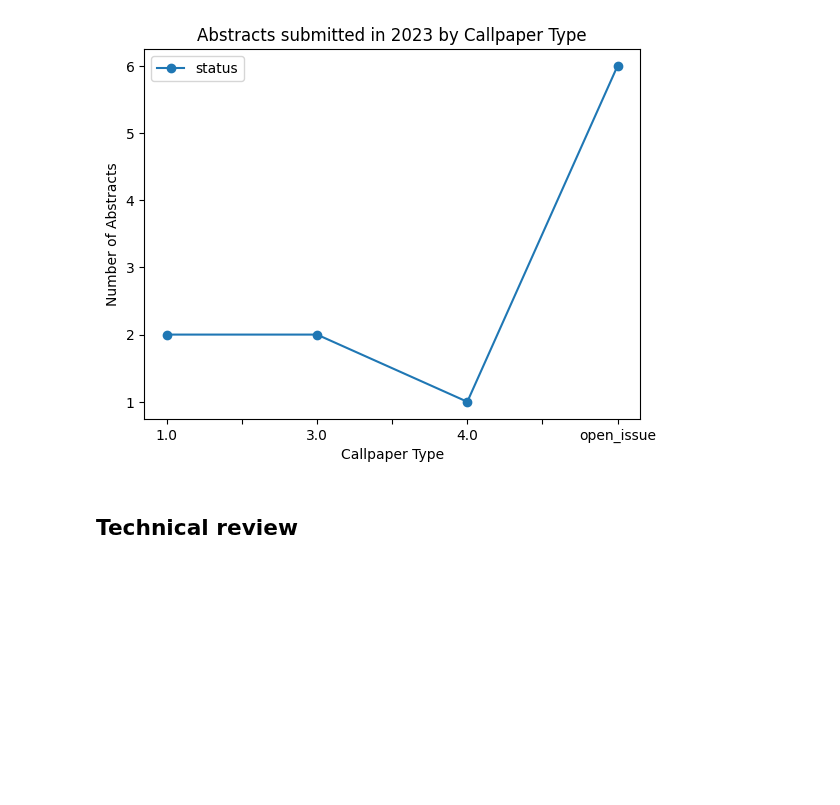
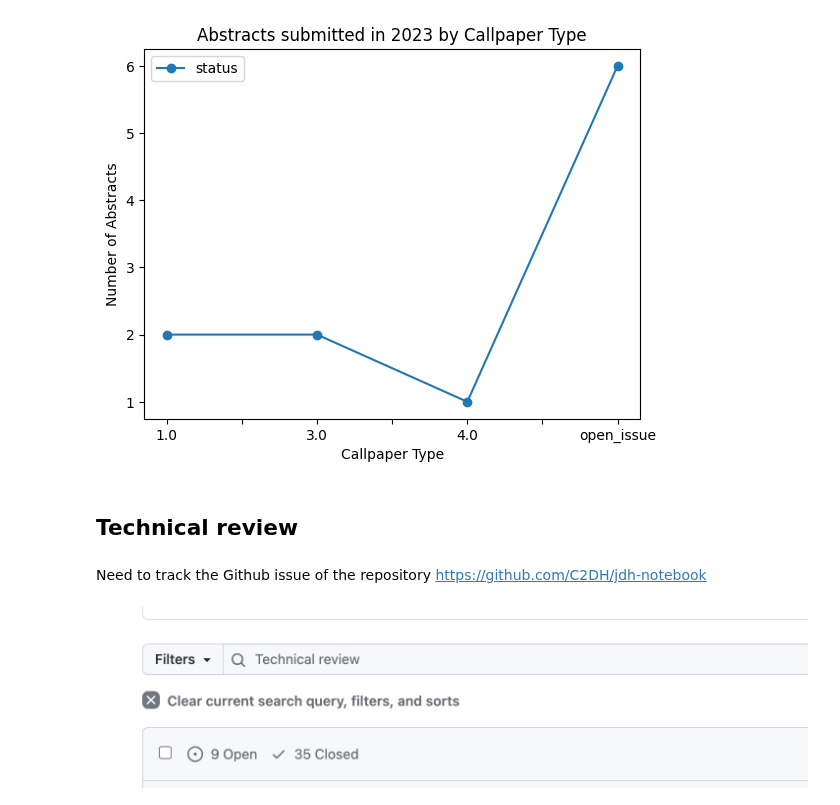
Before and after one commit to C2DH/journal-of-digital-history-backend, a Jupyter notebook: jdh_statistics.ipynb, the cells around one changed output. Cells and saved outputs as stored; diff of their text form; code cells hidden in the pictures; blank space fills up the shorter version.

Commit message:
jdh stats

```diff
--- a/jdh_statistics.ipynb
+++ b/jdh_statistics.ipynb
@@ -309,5 +309,12 @@ else:
 [figure]
 [figure]
 [figure]
-# %% [markdown]
-## Technical review
+# %% [markdown]
+## Technical review
+# %% [markdown]
+Need to track the Github issue of the repository https://github.com/C2DH/jdh-notebook
+# %%
+from IPython.display import Image
+display(Image("stats/technical_review_stats.png"))
+# %% [output]
+[figure, added]
```
Also changed, not shown: parts of 5 cells of this notebook, 1 other file.
